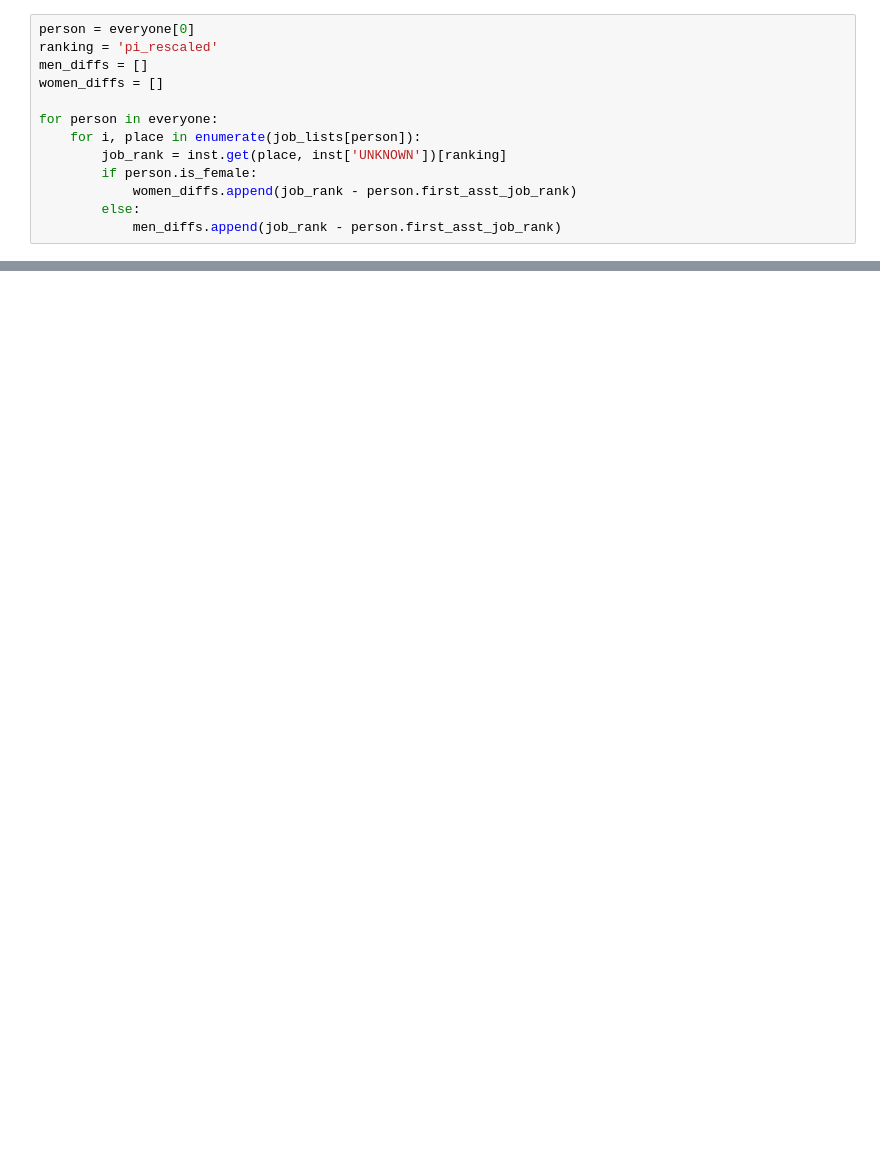
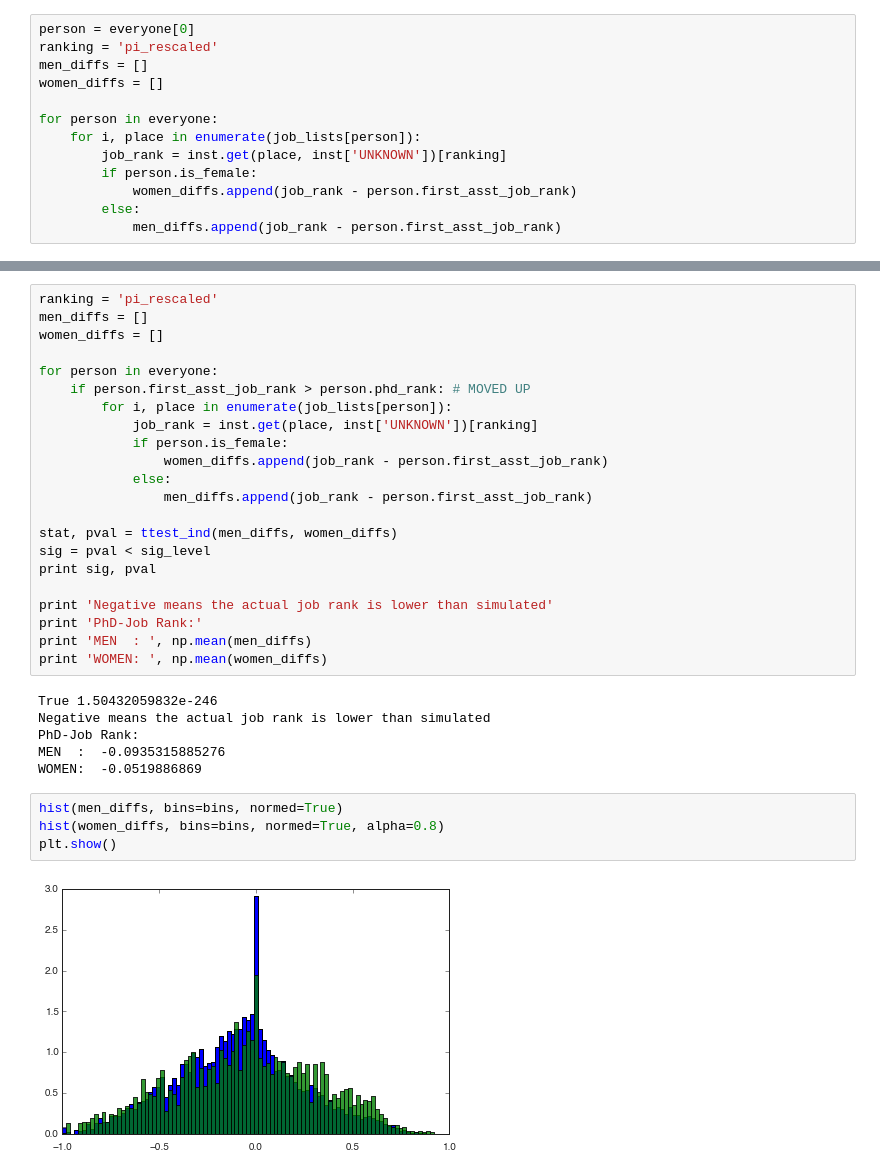
Before and after one commit to samfway/faculty_hiring, a Jupyter notebook: notebooks/IndividualPerformance.ipynb, the cells around one changed output, grey strips where cells are left out. Drawn from its saved outputs; the diff is of its cells as text; blank space fills up the shorter version.

```diff
--- a/notebooks/IndividualPerformance.ipynb
+++ b/notebooks/IndividualPerformance.ipynb
@@ -147,0 +215,34 @@ plt.show()
+# %%
+ranking = 'pi_rescaled'
+men_diffs = []
+women_diffs = []
+
+for person in everyone:
+    if person.first_asst_job_rank > person.phd_rank: # MOVED UP
+        for i, place in enumerate(job_lists[person]):
+            job_rank = inst.get(place, inst['UNKNOWN'])[ranking]
+            if person.is_female:
+                women_diffs.append(job_rank - person.first_asst_job_rank)
+            else:
+                men_diffs.append(job_rank - person.first_asst_job_rank)
+
+stat, pval = ttest_ind(men_diffs, women_diffs)
+sig = pval < sig_level
+print sig, pval
+
+print 'Negative means the actual job rank is lower than simulated'
+print 'PhD-Job Rank:'
+print 'MEN  : ', np.mean(men_diffs)
+print 'WOMEN: ', np.mean(women_diffs)
+# %% [output]
+True 1.50432059832e-246
+Negative means the actual job rank is lower than simulated
+PhD-Job Rank:
+MEN  :  -0.0935315885276
+WOMEN:  -0.0519886869
+# %%
+hist(men_diffs, bins=bins, normed=True)
+hist(women_diffs, bins=bins, normed=True, alpha=0.8)
+plt.show()
+# %% [output]
+[figure, added]
```
Also changed, not shown: parts of 16 cells of this notebook, 1 other file.
